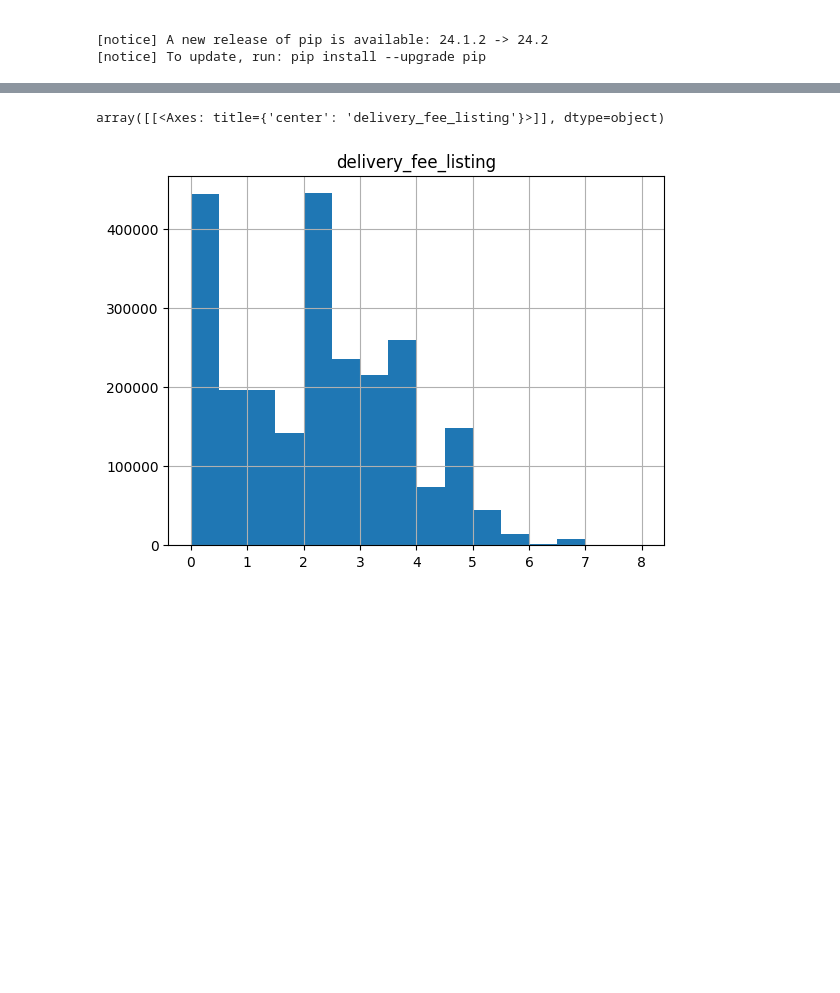
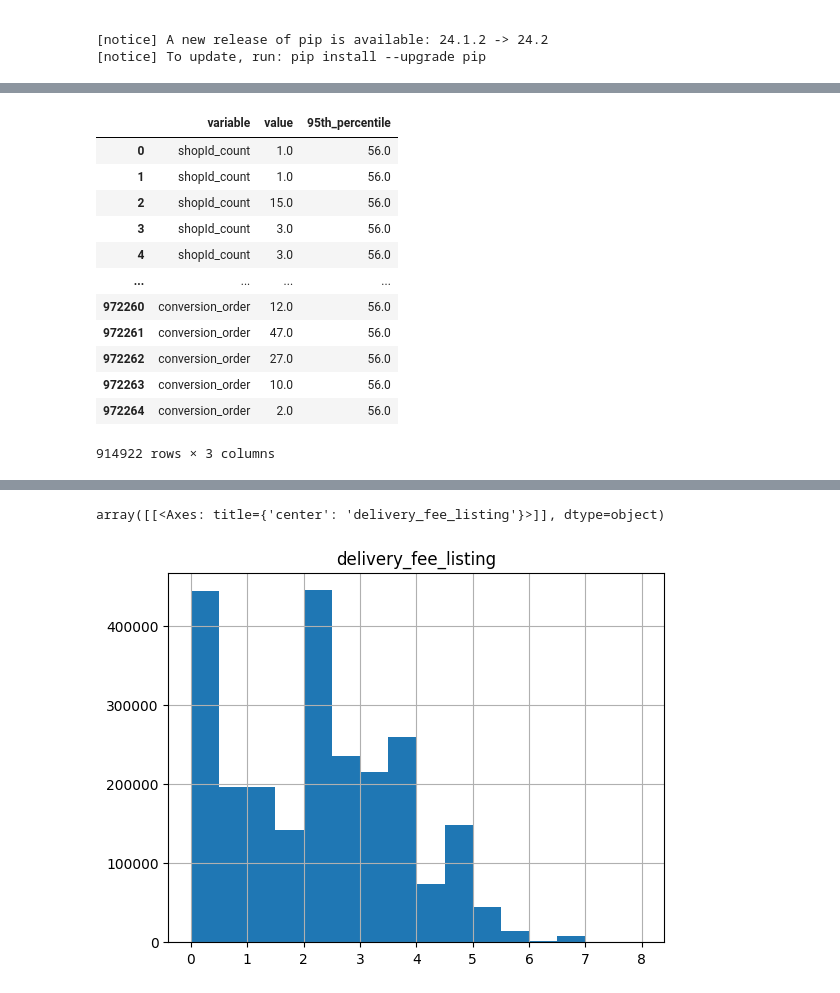
Before and after one commit to shazebasad-dh/https---github.com-deliveryhero-global_pricing, a Jupyter notebook: team/Shazeb/Impressions_data/analysis.ipynb, the cells around one changed output, grey strips where cells are left out. Drawn from its saved outputs; the diff is of its cells as text; code cells hidden in the pictures; blank space fills up the shorter version.

```diff
--- a/team/Shazeb/Impressions_data/analysis.ipynb
+++ b/team/Shazeb/Impressions_data/analysis.ipynb
@@ -240,0 +287,16 @@ details = client.query(impression_details()).to_dataframe()
+# %%
+long_df
+# %% [output]
+|  | variable | value | 95th_percentile |
+| 0 | shopId_count | 1.0 | 56.0 |
+| 1 | shopId_count | 1.0 | 56.0 |
+| 2 | shopId_count | 15.0 | 56.0 |
+| 3 | shopId_count | 3.0 | 56.0 |
+| 4 | shopId_count | 3.0 | 56.0 |
+| ... | ... | ... | ... |
+| 972260 | conversion_order | 12.0 | 56.0 |
+| 972261 | conversion_order | 47.0 | 56.0 |
+| 972262 | conversion_order | 27.0 | 56.0 |
+| 972263 | conversion_order | 10.0 | 56.0 |
+| 972264 | conversion_order | 2.0 | 56.0 |
+914922 rows × 3 columns
```
Also changed, not shown: parts of 8 cells of this notebook, 1 other file.
